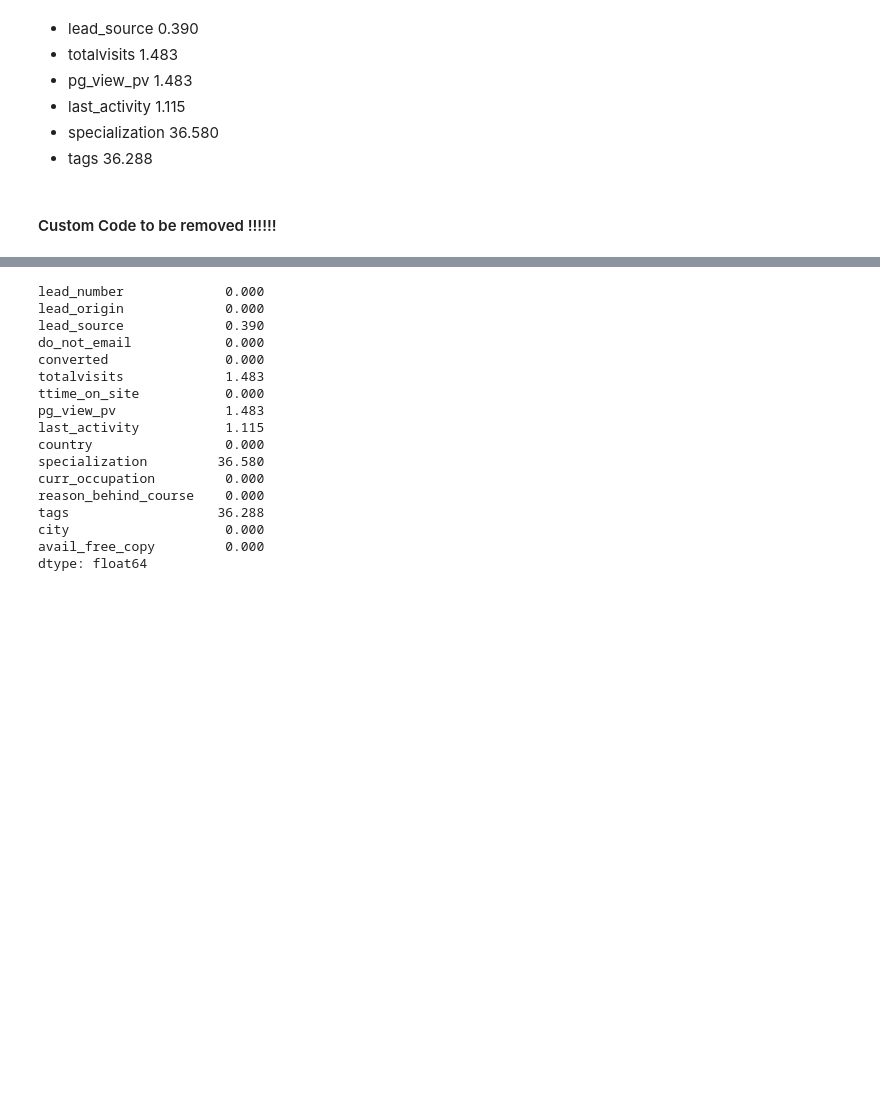
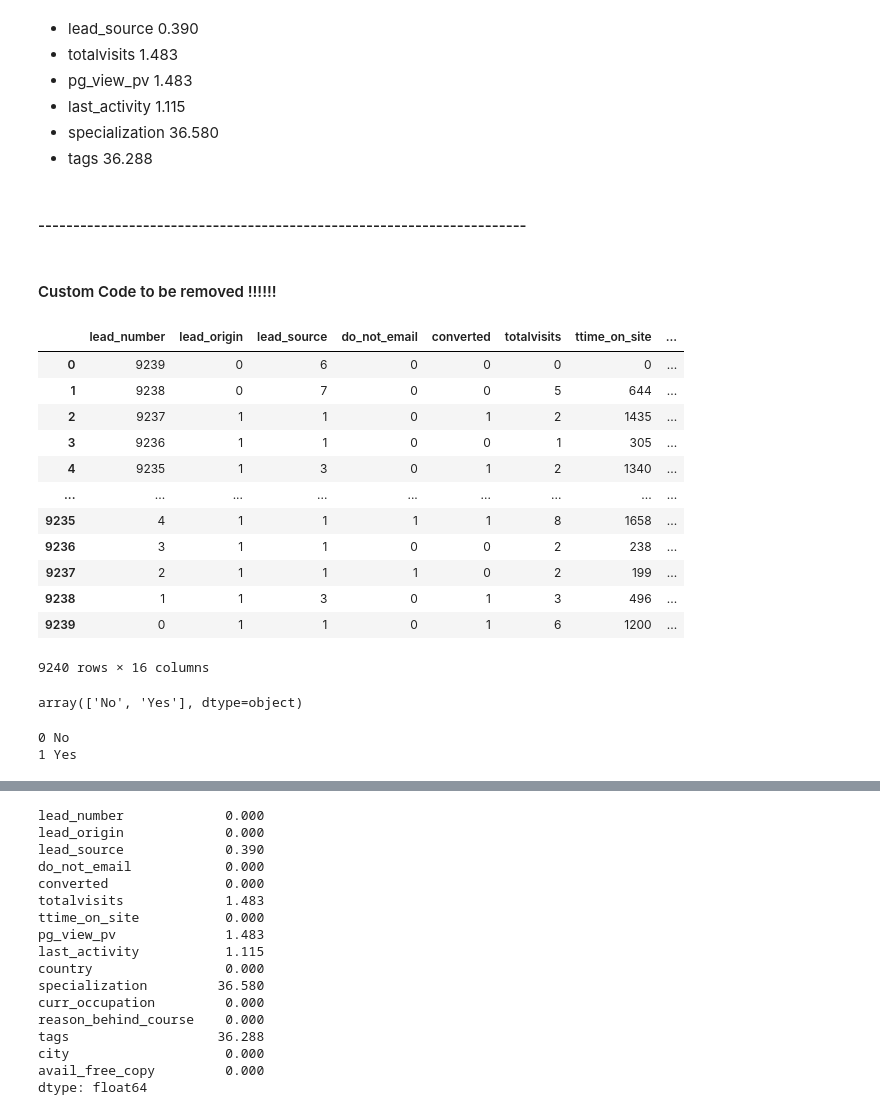
Before and after one commit to vigneshk01/Lead-Scoring-Case-Study, a Jupyter notebook: lead-scoring-case-study.ipynb, the cells around one changed output, grey strips where cells are left out. Drawn from its saved outputs; the diff is of its cells as text; code cells hidden in the pictures; blank space fills up the shorter version.

```diff
--- a/lead-scoring-case-study.ipynb
+++ b/lead-scoring-case-study.ipynb
@@ -373,5 +356,7 @@ dtype: float64
 - last_activity     1.115
 - specialization   36.580
 - tags             36.288
+# %% [markdown]
+####  ----------------------------------------------------------------------
 # %% [markdown]
 #### Custom Code to be removed !!!!!!
@@ -377,0 +365,26 @@ dtype: float64
+# %%
+le = LabelEncoder()
+z = df.apply(le.fit_transform)
+z
+# %% [output]
+|  | lead_number | lead_origin | lead_source | do_not_email | converted | totalvisits | ttime_on_site | ... |
+| 0 | 9239 | 0 | 6 | 0 | 0 | 0 | 0 | ... |
+| 1 | 9238 | 0 | 7 | 0 | 0 | 5 | 644 | ... |
+| 2 | 9237 | 1 | 1 | 0 | 1 | 2 | 1435 | ... |
+| 3 | 9236 | 1 | 1 | 0 | 0 | 1 | 305 | ... |
+| 4 | 9235 | 1 | 3 | 0 | 1 | 2 | 1340 | ... |
+| ... | ... | ... | ... | ... | ... | ... | ... | ... |
+| 9235 | 4 | 1 | 1 | 1 | 1 | 8 | 1658 | ... |
+| 9236 | 3 | 1 | 1 | 0 | 0 | 2 | 238 | ... |
+| 9237 | 2 | 1 | 1 | 1 | 0 | 2 | 199 | ... |
+| 9238 | 1 | 1 | 3 | 0 | 1 | 3 | 496 | ... |
+| 9239 | 0 | 1 | 1 | 0 | 1 | 6 | 1200 | ... |
+9240 rows × 16 columns
+# %%
+le.classes_
+for idx, i in enumerate(le.classes_):
+    print(idx,i)
+# %% [output]
+array(['No', 'Yes'], dtype=object)
+0 No
+1 Yes
```
Also changed, not shown: parts of 10 cells of this notebook, 1 other file.
